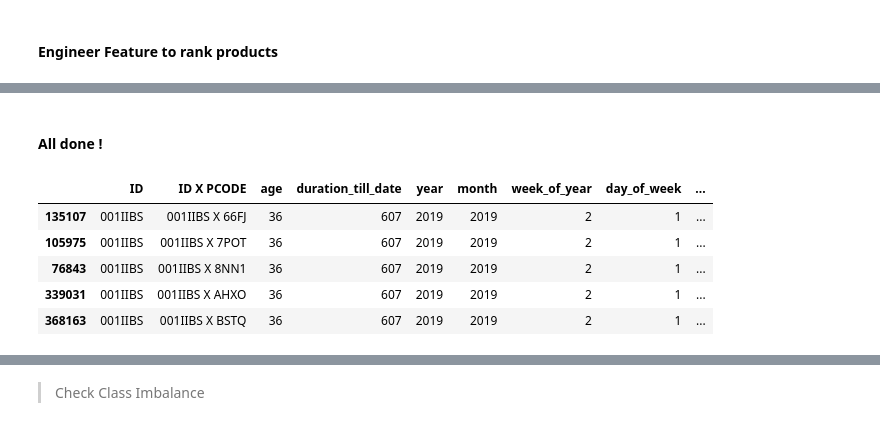
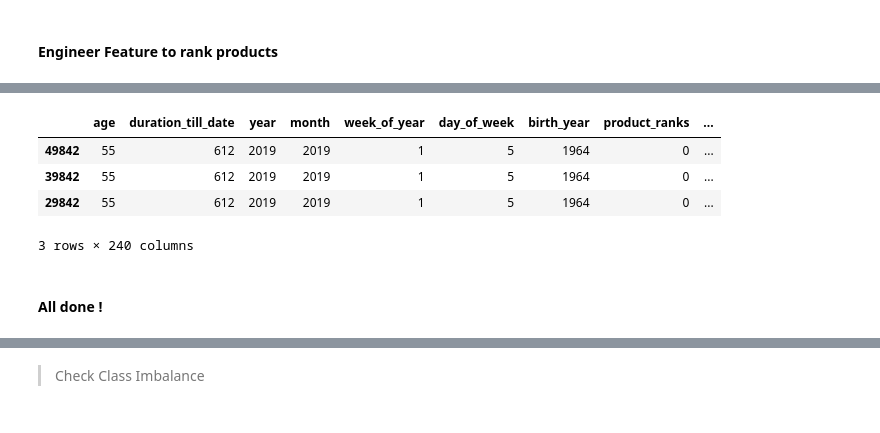
Before and after one commit to Patrick5455/Zimnat-Insurance-Challenge, a Jupyter notebook: modelling_notebook_colab.ipynb, the cells around one changed output, grey strips where cells are left out. Drawn from its saved outputs; the diff is of its cells as text; code cells hidden in the pictures.

```diff
--- a/modelling_notebook_colab.ipynb
+++ b/modelling_notebook_colab.ipynb
@@ -726,0 +857,6 @@ test_set_penalize
+# %%
+def split_x_vs_y(df, to_drop='labels'):
+  x_features = df.drop(to_drop, axis=1)
+  y_labels = df[to_drop]
+
+  return x_features, y_labels
@@ -727,2 +880,12 @@ test_set_penalize
+# %%
+test_features_no_p, test_labels_no_p = split_x_vs_y(test_no_penalize_encode)
+# %%
+test_features_no_p.head(3)
+# %% [output]
+|  | age | duration_till_date | year | month | week_of_year | day_of_week | birth_year | product_ranks | ... |
+| 49842 | 55 | 612 | 2019 | 2019 | 1 | 5 | 1964 | 0 | ... |
+| 39842 | 55 | 612 | 2019 | 2019 | 1 | 5 | 1964 | 0 | ... |
+| 29842 | 55 | 612 | 2019 | 2019 | 1 | 5 | 1964 | 0 | ... |
+3 rows × 240 columns
 # %% [markdown]
 #### All done !
@@ -733,9 +891,0 @@ test_set=movecol(test_set, cols_to_move=['product_ranks'], ref_col='product_ids'
-# %%
-train_set.head()
-# %% [output]
-|  | ID | ID X PCODE | age | duration_till_date | year | month | week_of_year | day_of_week | ... |
-| 135107 | 001IIBS | 001IIBS X 66FJ | 36 | 607 | 2019 | 2019 | 2 | 1 | ... |
-| 105975 | 001IIBS | 001IIBS X 7POT | 36 | 607 | 2019 | 2019 | 2 | 1 | ... |
-| 76843 | 001IIBS | 001IIBS X 8NN1 | 36 | 607 | 2019 | 2019 | 2 | 1 | ... |
-| 339031 | 001IIBS | 001IIBS X AHXO | 36 | 607 | 2019 | 2019 | 2 | 1 | ... |
-| 368163 | 001IIBS | 001IIBS X BSTQ | 36 | 607 | 2019 | 2019 | 2 | 1 | ... |
```
Also changed, not shown: parts of 52 cells of this notebook.
